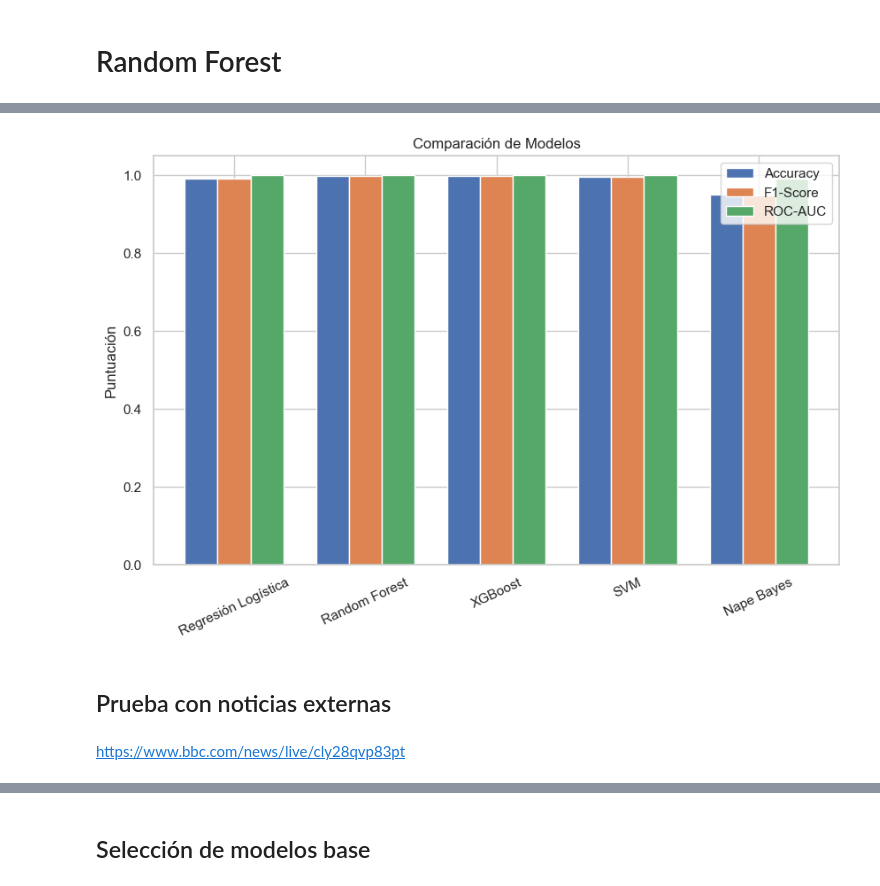
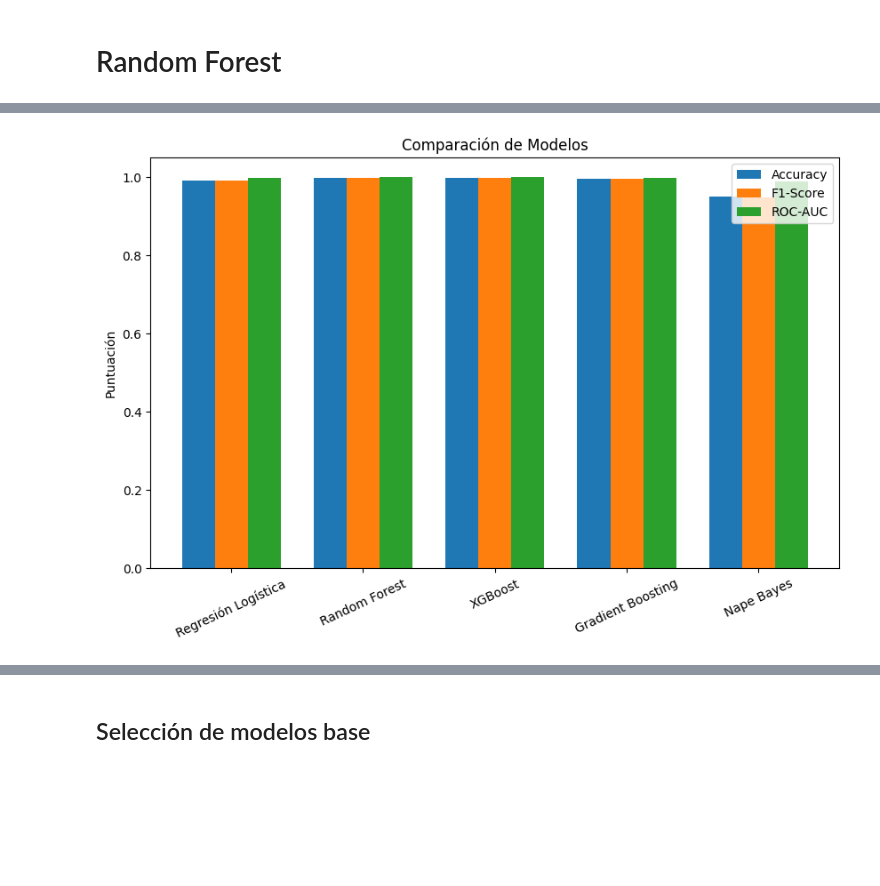
Before and after one commit to IsabelRomoBru/proyecto_machine_learning_Fake_News, a Jupyter notebook: notebooks/modelo_clasicos_subject.ipynb, the cells around one changed output, grey strips where cells are left out. Cells and saved outputs as stored; diff of their text form; code cells hidden in the pictures; blank space fills up the shorter version.

```diff
--- a/notebooks/modelo_clasicos_subject.ipynb
+++ b/notebooks/modelo_clasicos_subject.ipynb
@@ -434,37 +720,34 @@ def evaluar_modelo(modelo, nombre):
 
 # Guardar resultados en un diccionario
 resultados = {
     "Regresión Logística": evaluar_modelo(logreg_model, "Regresión Logística"),
     "Random Forest": evaluar_modelo(rf_model, "Random Forest"),
     "XGBoost": evaluar_modelo(xgb_model, "XGBoost"),
-    "SVM": evaluar_modelo(svm_model, "SVM"),
-    "Nape Bayes":evaluar_modelo (model,"NPB")
+    "Gradient Boosting": evaluar_modelo(gb_model, "Gradient Boosting"),
+    #"SVM": evaluar_modelo(svm_model, "SVM"),
+    "Nape Bayes":evaluar_modelo (nb,"NPB")
 }
 
 # 📊 Graficar resultados
 metricas = ["Accuracy", "F1-Score", "ROC-AUC"]
 valores = np.array(list(resultados.values()))
 
 fig, ax = plt.subplots(figsize=(10, 6))
 bar_width = 0.25
 indices = np.arange(len(resultados))
 
 # Crear barras para cada métrica
 for i, metric in enumerate(metricas):
     ax.bar(indices + i * bar_width, valores[:, i], width=bar_width, label=metric)
 
 # Etiquetas y formato
 ax.set_xticks(indices + bar_width)
 ax.set_xticklabels(resultados.keys(), rotation=25)
 ax.set_ylabel("Puntuación")
 ax.set_title("Comparación de Modelos")
 ax.legend()
 
 # Mostrar gráfico
 plt.show()
 # %% [output]
-[figure, old version]
+[figure, new version]
-# %% [markdown]
-## Prueba  con noticias externas
-# %% [markdown]
-https://www.bbc.com/news/live/cly28qvp83pt
```
Also changed, not shown: parts of 92 cells of this notebook, 1 other file.
